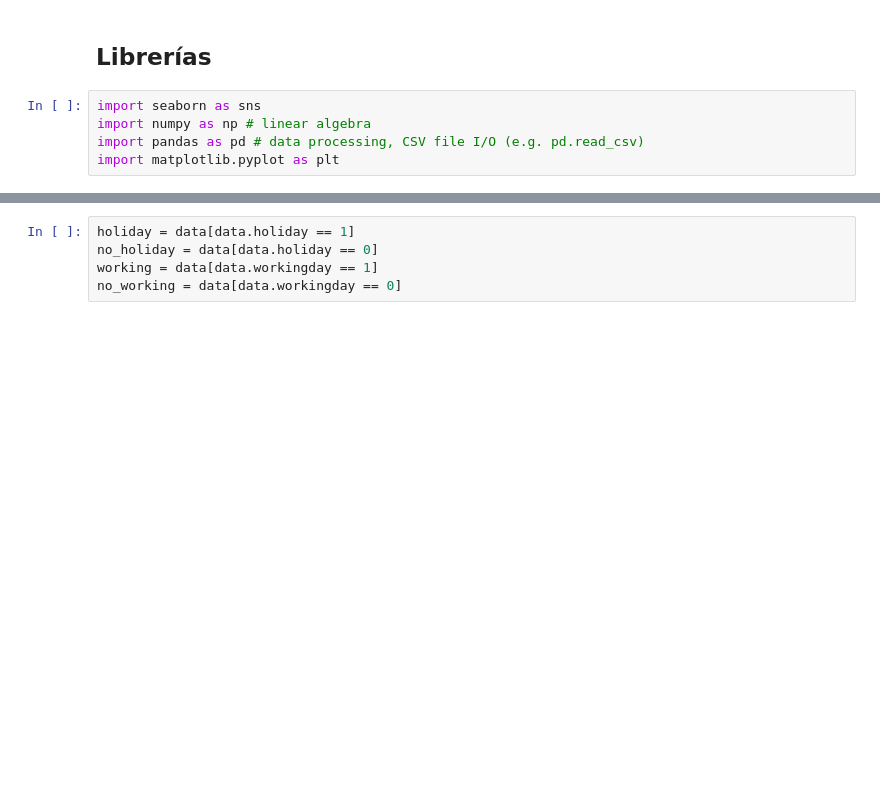
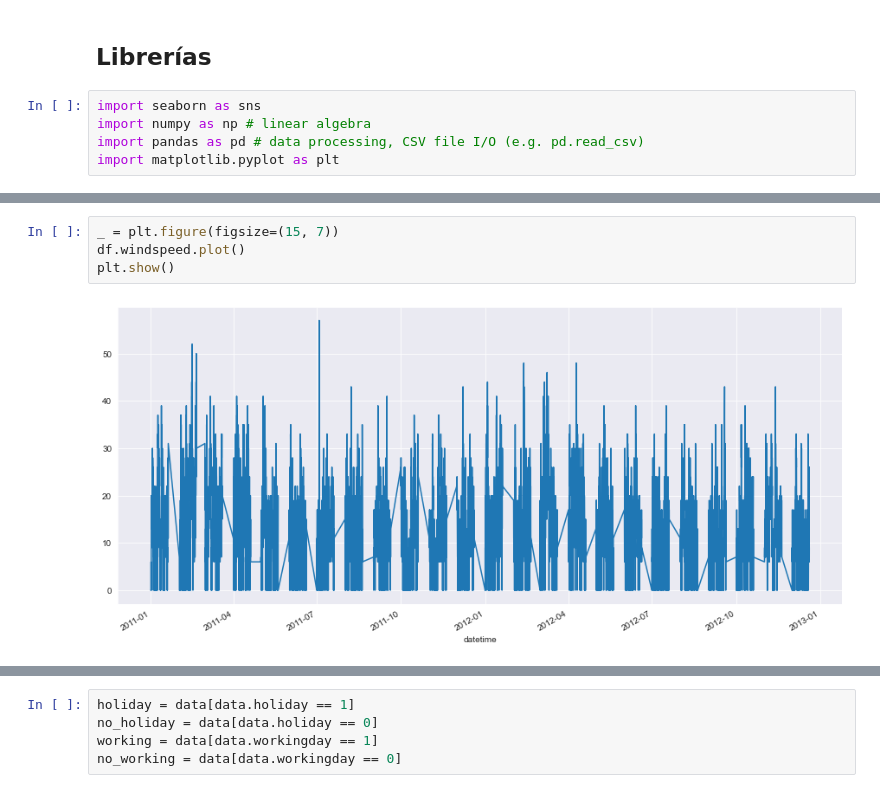
Before and after one commit to Posterior-ia/bike-sharing-playground, a Jupyter notebook: analysis/primer_analisis_kaggle.ipynb, the cells around one changed output, grey strips where cells are left out. Drawn from its saved outputs; the diff is of its cells as text; blank space fills up the shorter version.

```diff
--- a/analysis/primer_analisis_kaggle.ipynb
+++ b/analysis/primer_analisis_kaggle.ipynb
@@ -43,0 +144,6 @@ data.head()
+# %%
+_ = plt.figure(figsize=(15, 7))
+df.windspeed.plot()
+plt.show()
+# %% [output]
+[figure, added]
```
Also changed, not shown: parts of 22 cells of this notebook.
